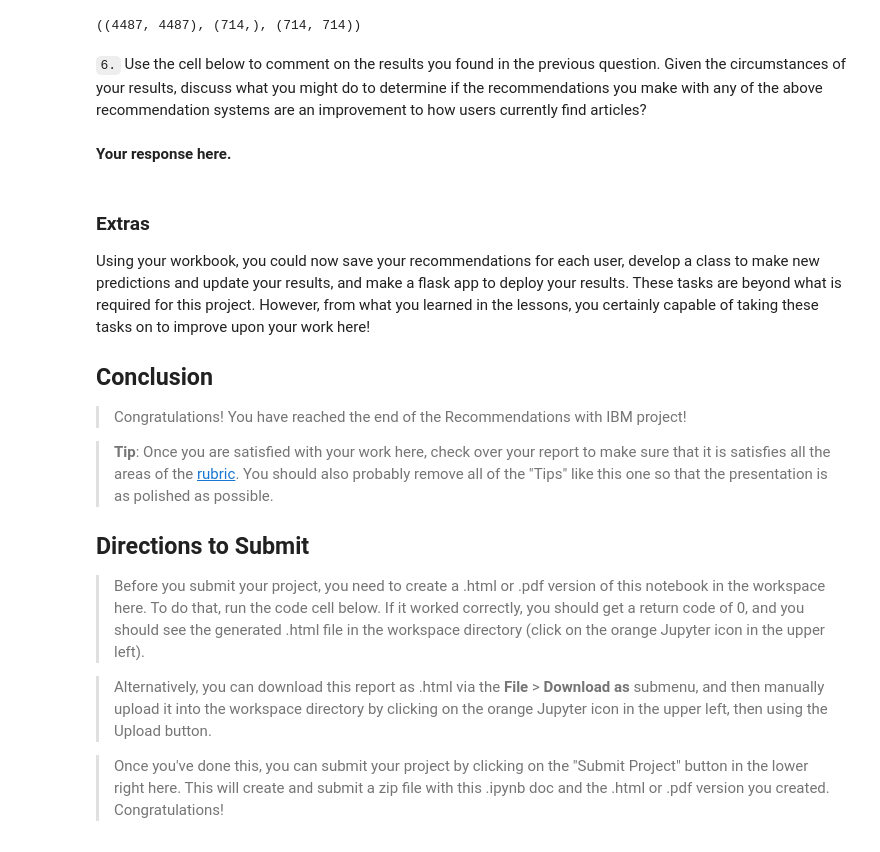
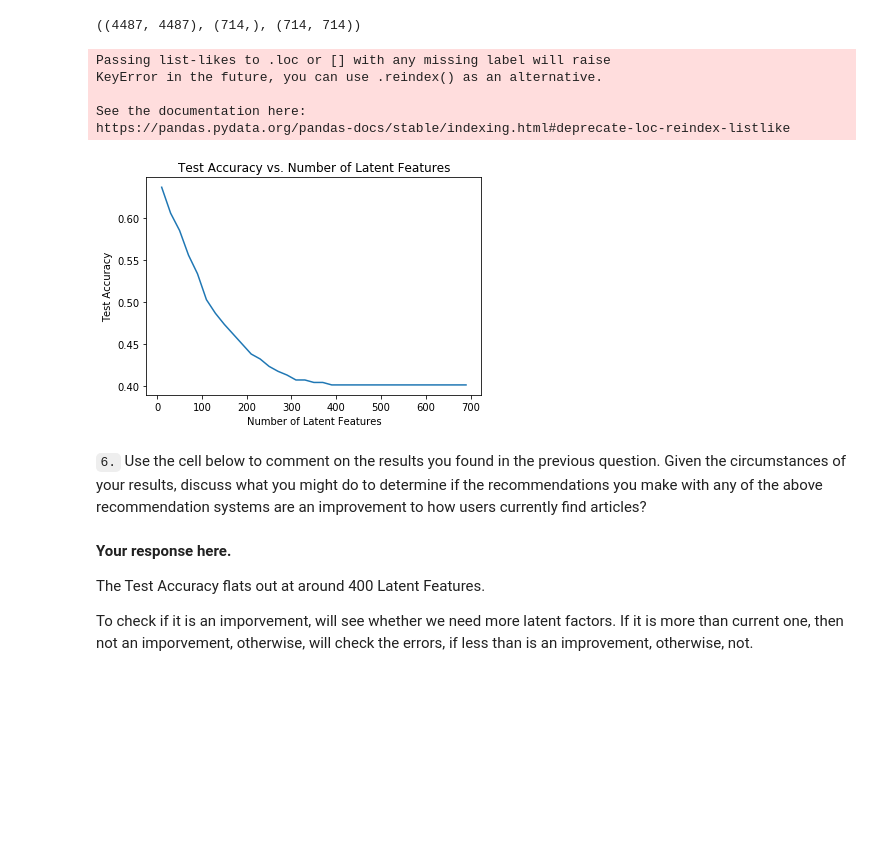
Before and after one commit to qinliu1023/Recommendations_with_IBM, a Jupyter notebook: Recommendations_with_IBM.ipynb, the cells around one changed output. Cells and saved outputs as stored; diff of their text form; code cells hidden in the pictures; blank space fills up the shorter version.

Commit message:
Upate Notebook

```diff
--- a/Recommendations_with_IBM.ipynb
+++ b/Recommendations_with_IBM.ipynb
@@ -841,47 +830,39 @@ u_train.shape, s_train.shape, vt_train.shape
 # %%
+# Use these cells to see how well you can use the training
+# decomposition to predict on test data
+
 num_latent_feats = np.arange(10,700+10,20)
 sum_errs = []
 
 for k in num_latent_feats:
     # restructure with k latent features
-    s_new, u_new, vt_new = np.diag(s[:k]), u[:, :k], vt[:k, :]
+    s_new_train, u_new_train, vt_new_train = np.diag(s_train[:k]), u_train[:, :k], vt_train[:k, :]
 
     # take dot product
-    user_item_est = np.around(np.dot(np.dot(u_new, s_new), vt_new))
+    user_item_est = np.around(np.dot(np.dot(u_new_train, s_new_train), vt_new_train))
 
     # compute error for each prediction to actual value
-    diffs = np.subtract(user_item_matrix, user_item_est)
+    user_item_test_pred = pd.DataFrame(data = user_item_est,
+                                       columns = user_item_train.columns.values,
+                                       index = user_item_train.index.values)\
+    .loc[test_idx, test_arts]
+    diffs = np.subtract(user_item_test, user_item_test_pred)
 
     # total errors and keep track of them
     err = np.sum(np.sum(np.abs(diffs)))
     sum_errs.append(err)
 
 
-plt.plot(num_latent_feats, 1 - np.array(sum_errs)/df.shape[0]);
+plt.plot(num_latent_feats, 1 - np.array(sum_errs)/len(test_idx));
 plt.xlabel('Number of Latent Features');
-plt.ylabel('Accuracy');
-plt.title('Accuracy vs. Number of Latent Features');
+plt.ylabel('Test Accuracy');
+plt.title('Test Accuracy vs. Number of Latent Features');
+# %% [output]
+Passing list-likes to .loc or [] with any missing label will raise
+KeyError in the future, you can use .reindex() as an alternative.
+
+See the documentation here:
+https://pandas.pydata.org/pandas-docs/stable/indexing.html#deprecate-loc-reindex-listlike
+[figure, added]
 # %% [markdown]
 `6.` Use the cell below to comment on the results you found in the previous question. Given the circumstances of your results, discuss what you might do to determine if the recommendations you make with any of the above recommendation systems are an improvement to how users currently find articles?
-# %% [markdown]
-**Your response here.**
-# %% [markdown]
-<a id='conclusions'></a>
-### Extras
-Using your workbook, you could now save your recommendations for each user, develop a class to make new predictions and update your results, and make a flask app to deploy your results.  These tasks are beyond what is required for this project.  However, from what you learned in the lessons, you certainly capable of taking these tasks on to improve upon your work here!
-
-
-## Conclusion
-
-> Congratulations!  You have reached the end of the Recommendations with IBM project!
-
-> **Tip**: Once you are satisfied with your work here, check over your report to make sure that it is satisfies all the areas of the [rubric](https://review.udacity.com/#!/rubrics/2322/view). You should also probably remove all of the "Tips" like this one so that the presentation is as polished as possible.
-
-
-## Directions to Submit
-
-> Before you submit your project, you need to create a .html or .pdf version of this notebook in the workspace here. To do that, run the code cell below. If it worked correctly, you should get a return code of 0, and you should see the generated .html file in the workspace directory (click on the orange Jupyter icon in the upper left).
-
-> Alternatively, you can download this report as .html via the **File** > **Download as** submenu, and then manually upload it into the workspace directory by clicking on the orange Jupyter icon in the upper left, then using the Upload button.
-
-> Once you've done this, you can submit your project by clicking on the "Submit Project" button in the lower right here. This will create and submit a zip file with this .ipynb doc and the .html or .pdf version you created. Congratulations!
@@ -890,0 +869,7 @@ call(['python', '-m', 'nbconvert', 'Recommendations_with_IBM.ipynb'])
+# %% [markdown]
+**Your response here.**
+
+The Test Accuracy flats out at around 400 Latent Features.
+
+
+To check if it is an imporvement, will see whether we need more latent factors. If it is more than current one, then not an imporvement, otherwise, will check the errors, if less than is an improvement, otherwise, not.
```
Also changed, not shown: parts of 6 cells of this notebook, 1 other file.
